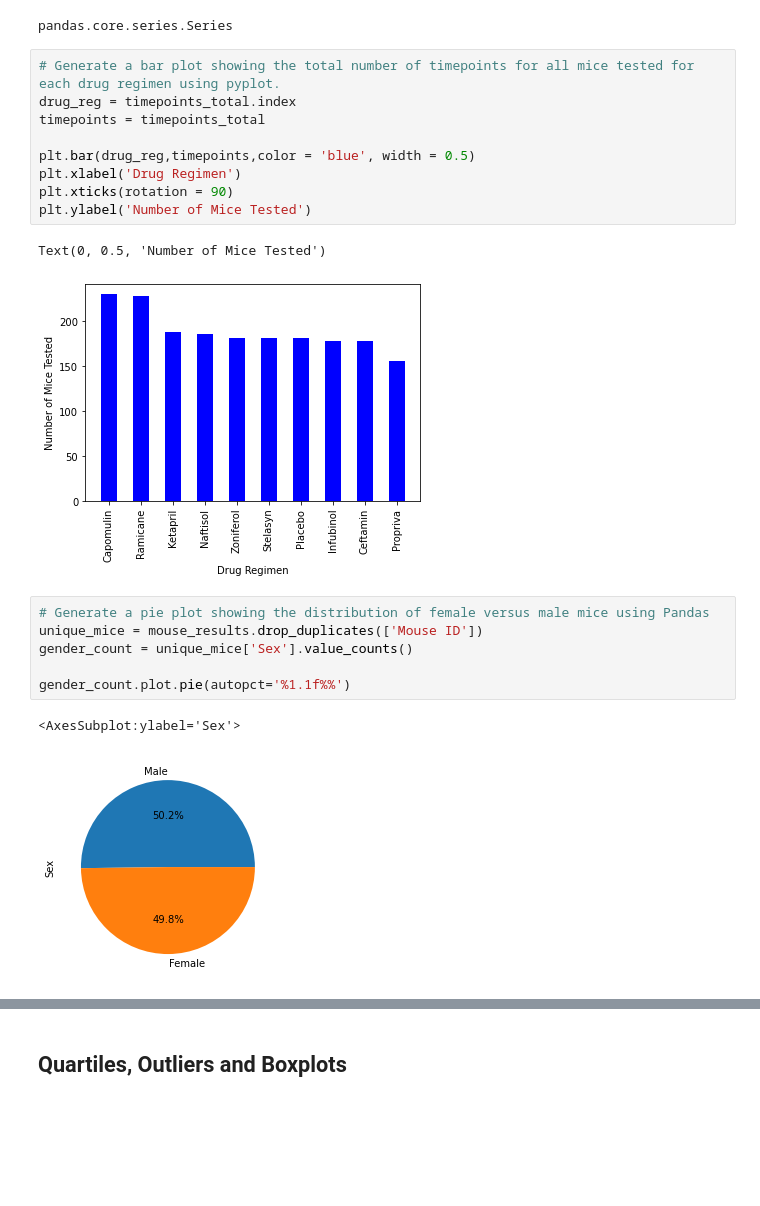
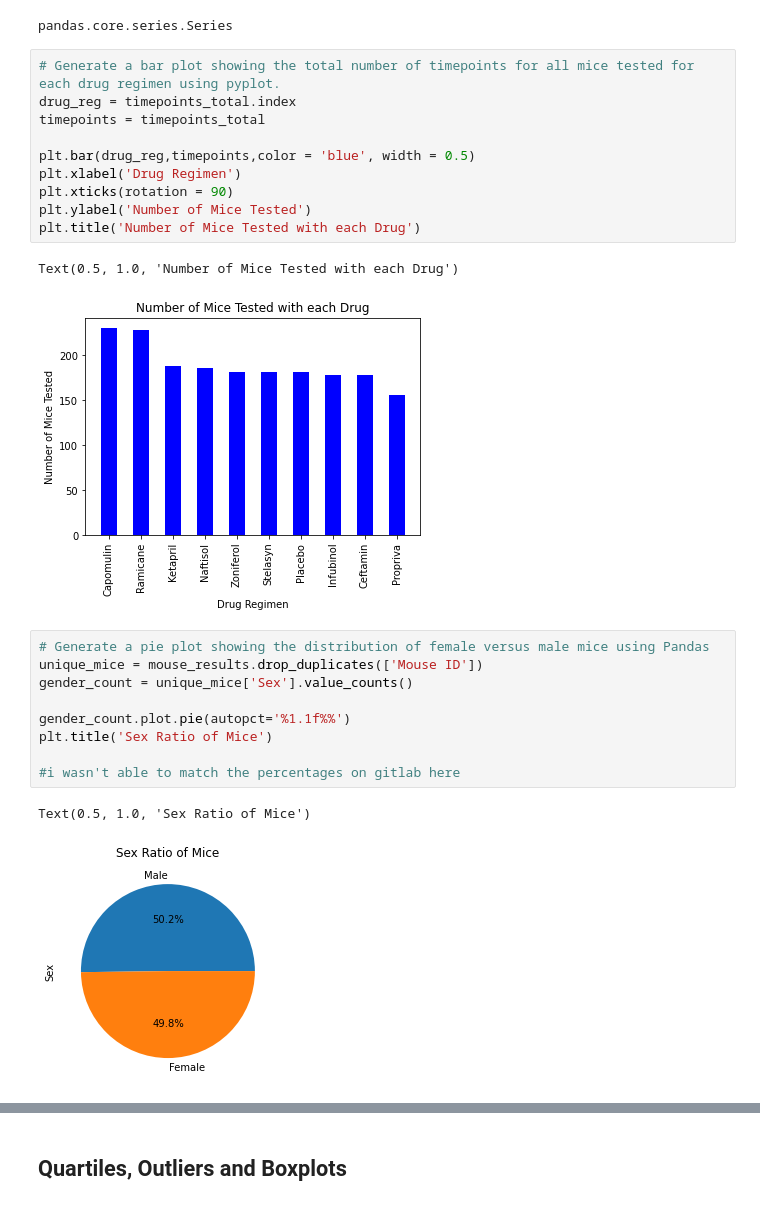
Before and after one commit to cxnoii/Pharmaceutical_Analysis, a Jupyter notebook: pymaceuticals_starter.ipynb, the cells around one changed output, grey strips where cells are left out. Cells and saved outputs as stored; diff of their text form; blank space fills up the shorter version.

```diff
--- a/pymaceuticals_starter.ipynb
+++ b/pymaceuticals_starter.ipynb
@@ -168,24 +169,28 @@ pandas.core.series.Series
 # %%
 # Generate a bar plot showing the total number of timepoints for all mice tested for each drug regimen using pyplot.
 drug_reg = timepoints_total.index
 timepoints = timepoints_total
 
 plt.bar(drug_reg,timepoints,color = 'blue', width = 0.5)
 plt.xlabel('Drug Regimen')
 plt.xticks(rotation = 90)
 plt.ylabel('Number of Mice Tested')
+plt.title('Number of Mice Tested with each Drug')
 # %% [output]
-Text(0, 0.5, 'Number of Mice Tested')
+Text(0.5, 1.0, 'Number of Mice Tested with each Drug')
-[figure, old version]
+[figure, new version]
 # %%
 # Generate a pie plot showing the distribution of female versus male mice using Pandas
 unique_mice = mouse_results.drop_duplicates(['Mouse ID'])
 gender_count = unique_mice['Sex'].value_counts()
 
 gender_count.plot.pie(autopct='%1.1f%%')
+plt.title('Sex Ratio of Mice')
+
+#i wasn't able to match the percentages on gitlab here
 # %% [output]
-<AxesSubplot:ylabel='Sex'>
+Text(0.5, 1.0, 'Sex Ratio of Mice')
-[figure, old version]
+[figure, new version]
 # %%
 # Generate a pie plot showing the distribution of female versus male mice using pyplot
 plt.pie(gender_count,autopct='%1.1f%%',labels=('Male','Female'))
```
Also changed, not shown: parts of 9 cells of this notebook.
